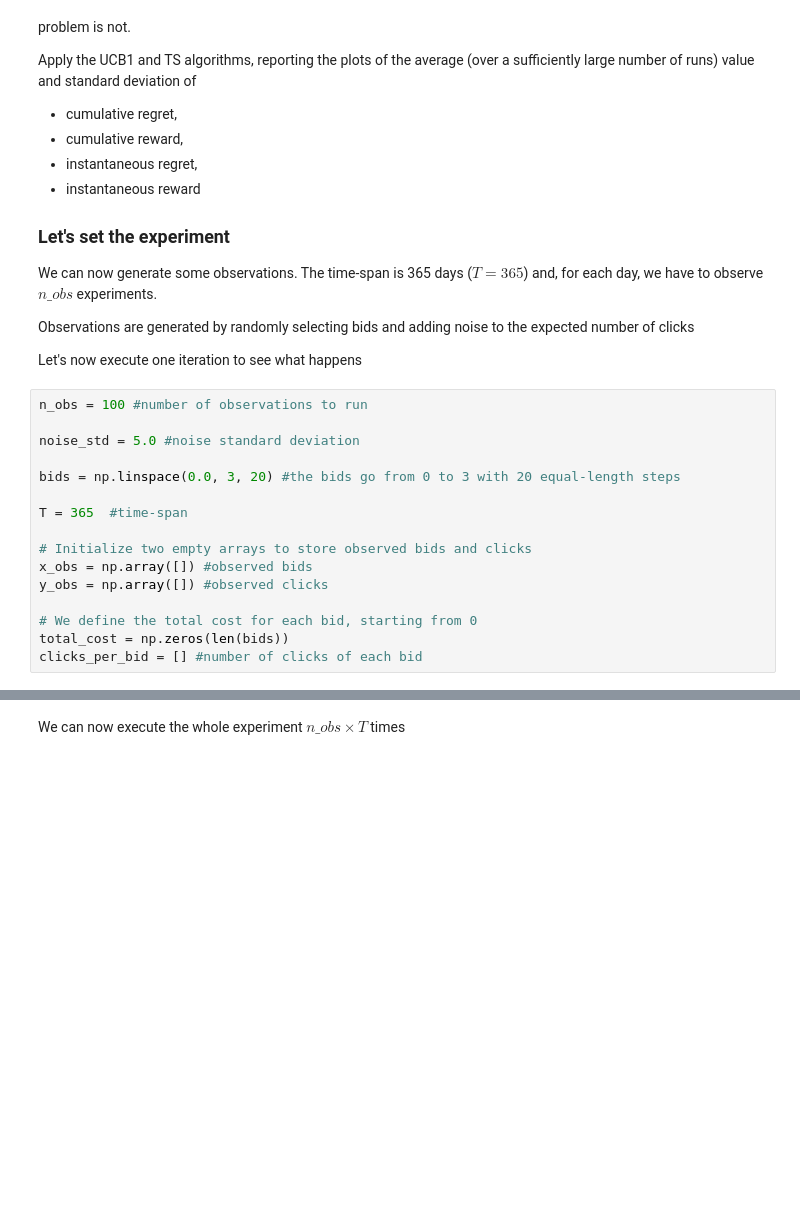
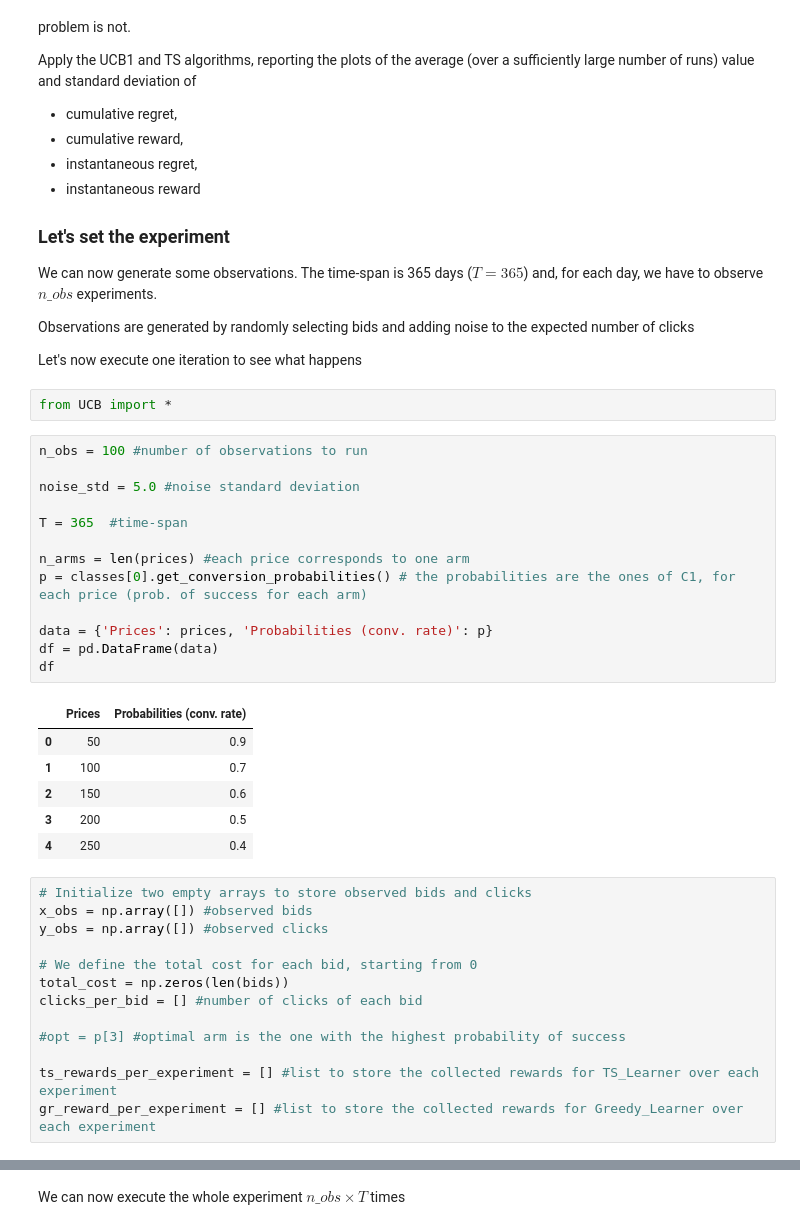
Before and after one commit to MatteoPancini/Online-Pricing-and-Advertising-Optimization-Project, a Jupyter notebook: Project-Pricing-Advertising-2022-2023/Overview.ipynb, the cells around one changed output, grey strips where cells are left out. Cells and saved outputs as stored; diff of their text form; blank space fills up the shorter version.

```diff
--- a/Project-Pricing-Advertising-2022-2023/Overview.ipynb
+++ b/Project-Pricing-Advertising-2022-2023/Overview.ipynb
@@ -111,15 +112,29 @@ We can now generate some observations. The time-span is 365 days ($T=365$) and,
 Observations are generated by randomly selecting bids and adding noise to the expected number of clicks
 
 Let's now execute one iteration to see what happens
+# %%
+from UCB import *
+# %%
+n_obs = 100 #number of observations to run
+
+noise_std = 5.0 #noise standard deviation
+
+T = 365  #time-span
+
+n_arms = len(prices) #each price corresponds to one arm
+p = classes[0].get_conversion_probabilities() # the probabilities are the ones of C1, for each price (prob. of success for each arm)
+
+data = {'Prices': prices, 'Probabilities (conv. rate)': p}
+df = pd.DataFrame(data)
+df
+# %% [output]
+|  | Prices | Probabilities (conv. rate) |
+| 0 | 50 | 0.9 |
+| 1 | 100 | 0.7 |
+| 2 | 150 | 0.6 |
+| 3 | 200 | 0.5 |
+| 4 | 250 | 0.4 |
 # %%
-n_obs = 100 #number of observations to run
-
-noise_std = 5.0 #noise standard deviation
-
-bids = np.linspace(0.0, 3, 20) #the bids go from 0 to 3 with 20 equal-length steps
-
-T = 365  #time-span
-
 # Initialize two empty arrays to store observed bids and clicks
 x_obs = np.array([]) #observed bids
 y_obs = np.array([]) #observed clicks
@@ -127,3 +142,8 @@ y_obs = np.array([]) #observed clicks
 # We define the total cost for each bid, starting from 0
 total_cost = np.zeros(len(bids))
 clicks_per_bid = [] #number of clicks of each bid
+
+#opt = p[3] #optimal arm is the one with the highest probability of success
+
+ts_rewards_per_experiment = [] #list to store the collected rewards for TS_Learner over each experiment
+gr_reward_per_experiment = [] #list to store the collected rewards for Greedy_Learner over each experiment
```
Also changed, not shown: parts of 4 cells of this notebook, 5 other files.
